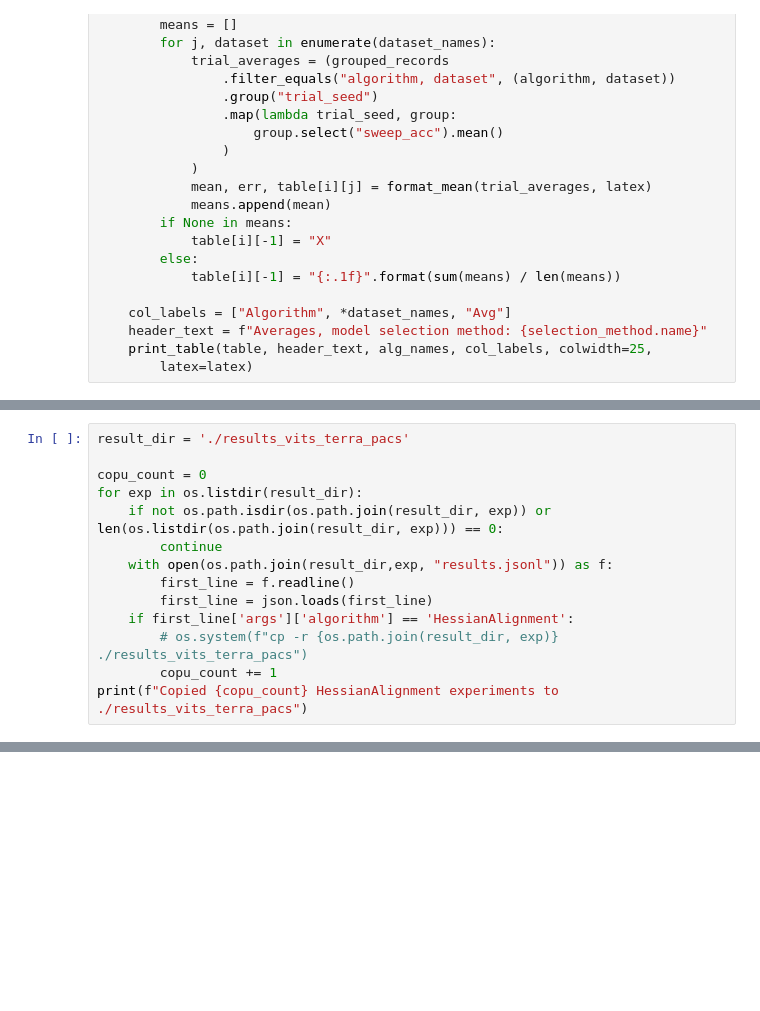
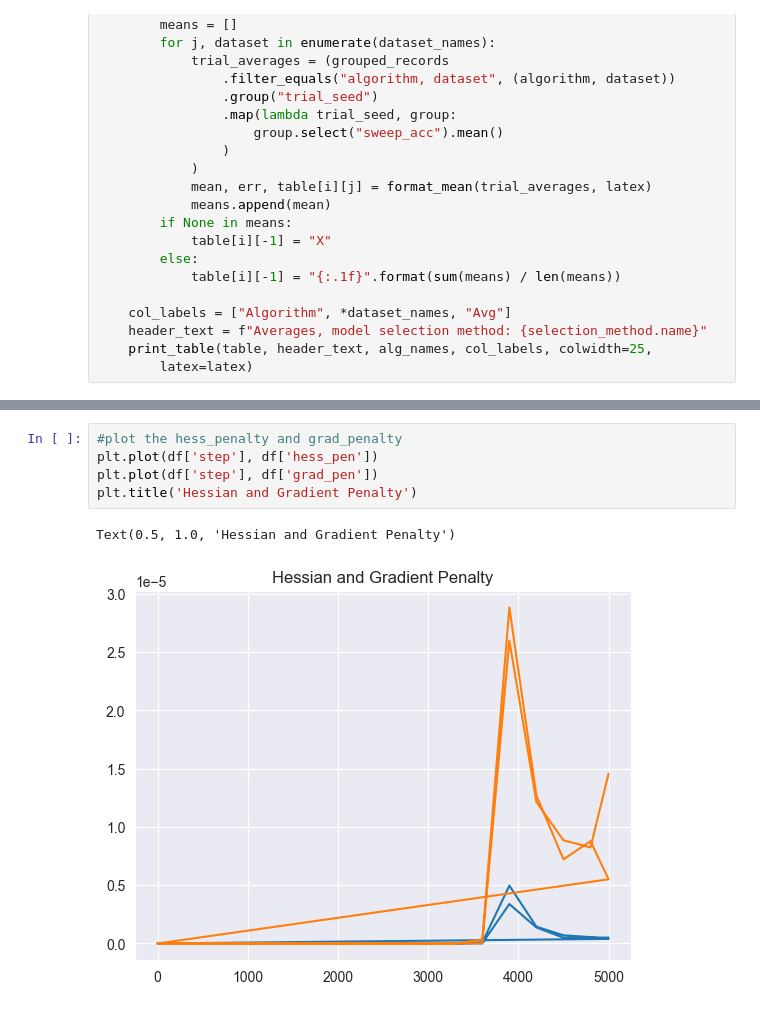
Before and after one commit to chenyuen0103/DomainBed, a Jupyter notebook: domainbed/collect_results.ipynb, the cells around one changed output, grey strips where cells are left out. Drawn from its saved outputs; the diff is of its cells as text; blank space fills up the shorter version.

```diff
--- a/domainbed/collect_results.ipynb
+++ b/domainbed/collect_results.ipynb
@@ -461,14 +435,0 @@ Fishr                      62.0 +/- 1.7               97.9 +/- 0.0
-# %%
-result_dir = './results_vits_terra_pacs'
-
-copu_count = 0
-for exp in os.listdir(result_dir):
-    if not os.path.isdir(os.path.join(result_dir, exp)) or len(os.listdir(os.path.join(result_dir, exp))) == 0:
-        continue
-    with open(os.path.join(result_dir,exp, "results.jsonl")) as f:
-        first_line = f.readline()
-        first_line = json.loads(first_line)
-    if first_line['args']['algorithm'] == 'HessianAlignment':
-        # os.system(f"cp -r {os.path.join(result_dir, exp)} ./results_vits_terra_pacs")
-        copu_count += 1
-print(f"Copied {copu_count} HessianAlignment experiments to ./results_vits_terra_pacs")
@@ -476,0 +493,8 @@ Copied 195 HessianAlignment experiments to ./results_vits_terra_pacs
+# %%
+#plot the hess_penalty and grad_penalty
+plt.plot(df['step'], df['hess_pen'])
+plt.plot(df['step'], df['grad_pen'])
+plt.title('Hessian and Gradient Penalty')
+# %% [output]
+Text(0.5, 1.0, 'Hessian and Gradient Penalty')
+[figure, added]
```
Also changed, not shown: parts of 11 cells of this notebook, 2 other files.
